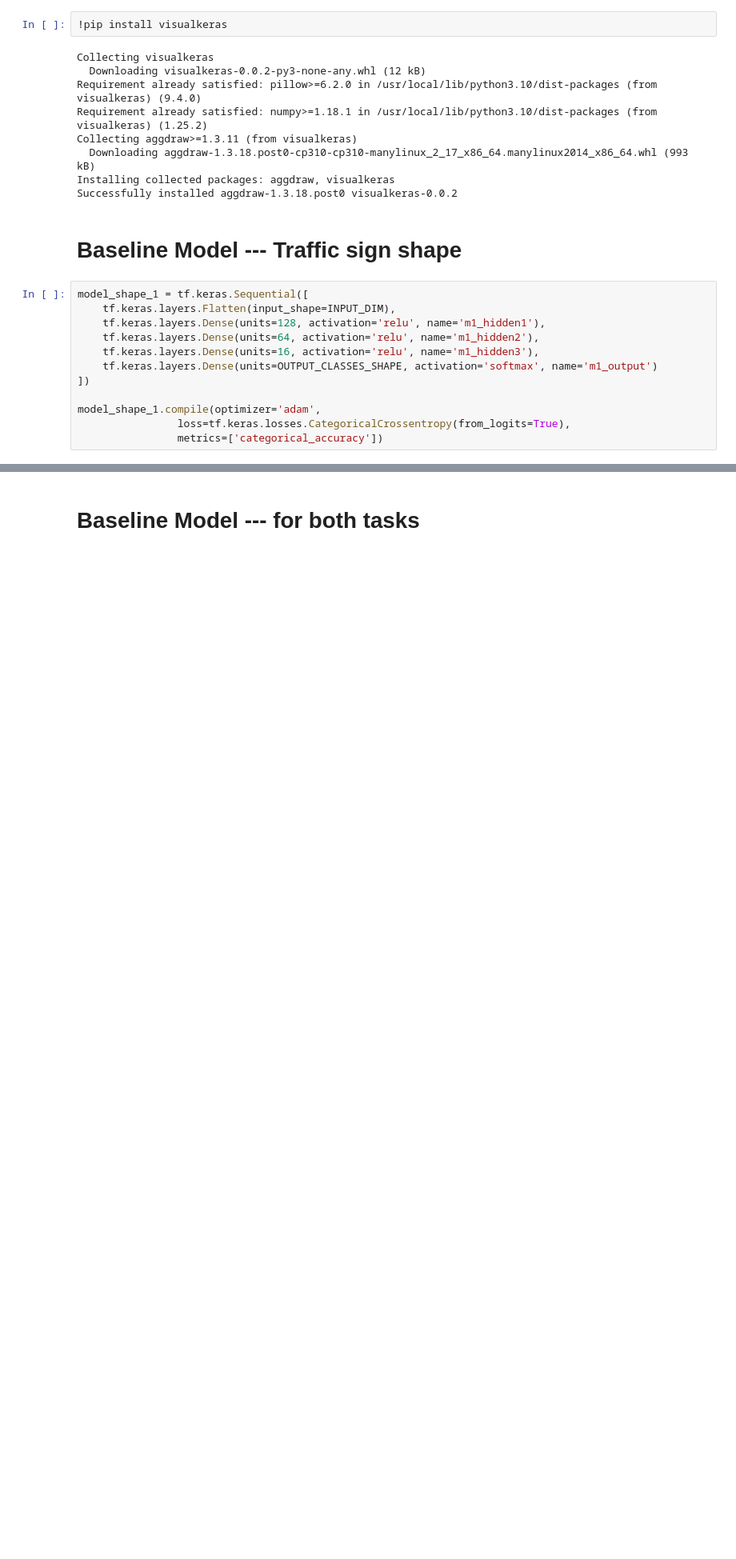
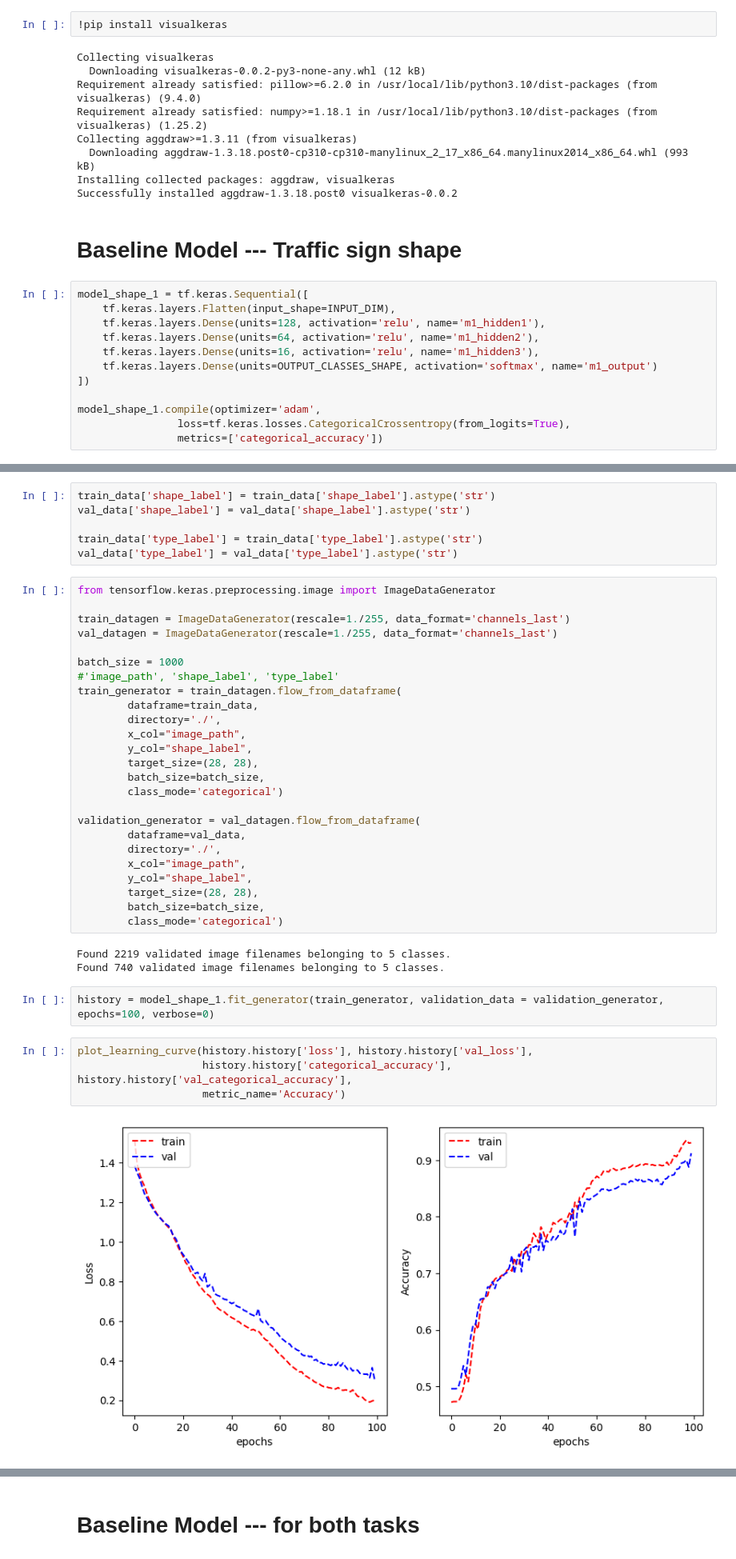
Before and after one commit to BenjapornW/Road-Traffic-Signs-Image-Classification-using-a-Neural-Network, a Jupyter notebook: s3959666_s3961136.ipynb, the cells around one changed output, grey strips where cells are left out. Shown at 80% size. Drawn from its saved outputs; the diff is of its cells as text; blank space fills up the shorter version.

Commit message:
create base models for both task

```diff
--- a/s3959666_s3961136.ipynb
+++ b/s3959666_s3961136.ipynb
@@ -295,0 +298,42 @@ tf.keras.utils.plot_model(model_shape_1, show_shapes=True)
+# %%
+train_data['shape_label'] = train_data['shape_label'].astype('str')
+val_data['shape_label'] = val_data['shape_label'].astype('str')
+
+train_data['type_label'] = train_data['type_label'].astype('str')
+val_data['type_label'] = val_data['type_label'].astype('str')
+# %%
+from tensorflow.keras.preprocessing.image import ImageDataGenerator
+
+train_datagen = ImageDataGenerator(rescale=1./255, data_format='channels_last')
+val_datagen = ImageDataGenerator(rescale=1./255, data_format='channels_last')
+
+batch_size = 1000
+#'image_path', 'shape_label', 'type_label'
+train_generator = train_datagen.flow_from_dataframe(
+        dataframe=train_data,
+        directory='./',
+        x_col="image_path",
+        y_col="shape_label",
+        target_size=(28, 28),
+        batch_size=batch_size,
+        class_mode='categorical')
+
+validation_generator = val_datagen.flow_from_dataframe(
+        dataframe=val_data,
+        directory='./',
+        x_col="image_path",
+        y_col="shape_label",
+        target_size=(28, 28),
+        batch_size=batch_size,
+        class_mode='categorical')
+# %% [output]
+Found 2219 validated image filenames belonging to 5 classes.
+Found 740 validated image filenames belonging to 5 classes.
+# %%
+history = model_shape_1.fit_generator(train_generator, validation_data = validation_generator, epochs=100, verbose=0)
+# %%
+plot_learning_curve(history.history['loss'], history.history['val_loss'],
+                    history.history['categorical_accuracy'], history.history['val_categorical_accuracy'],
+                    metric_name='Accuracy')
+# %% [output]
+[figure, added]
```
Also changed, not shown: parts of 25 cells of this notebook.
